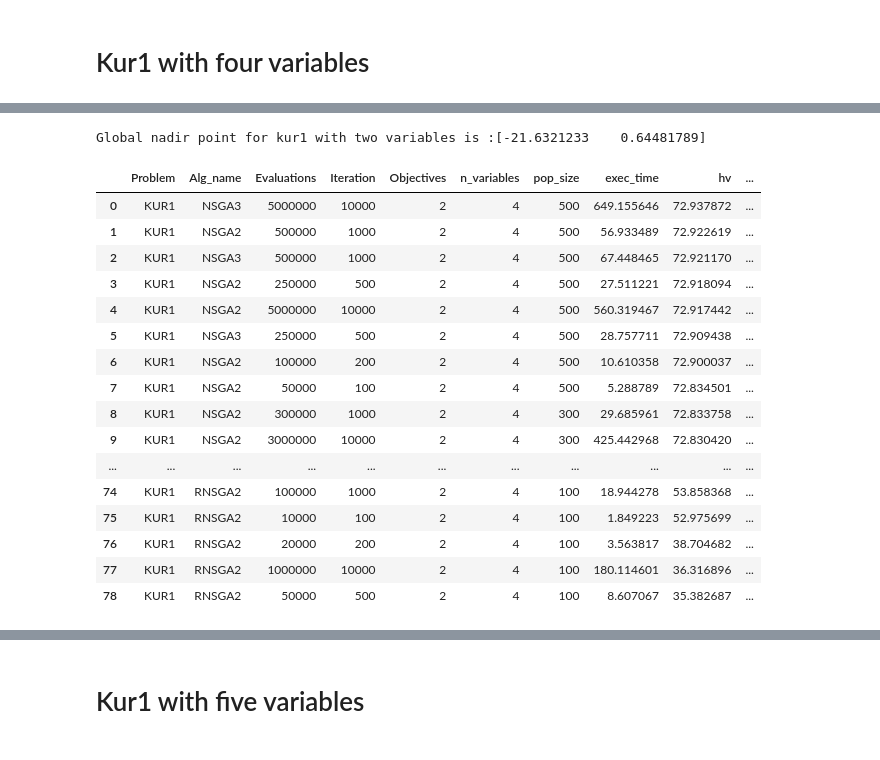
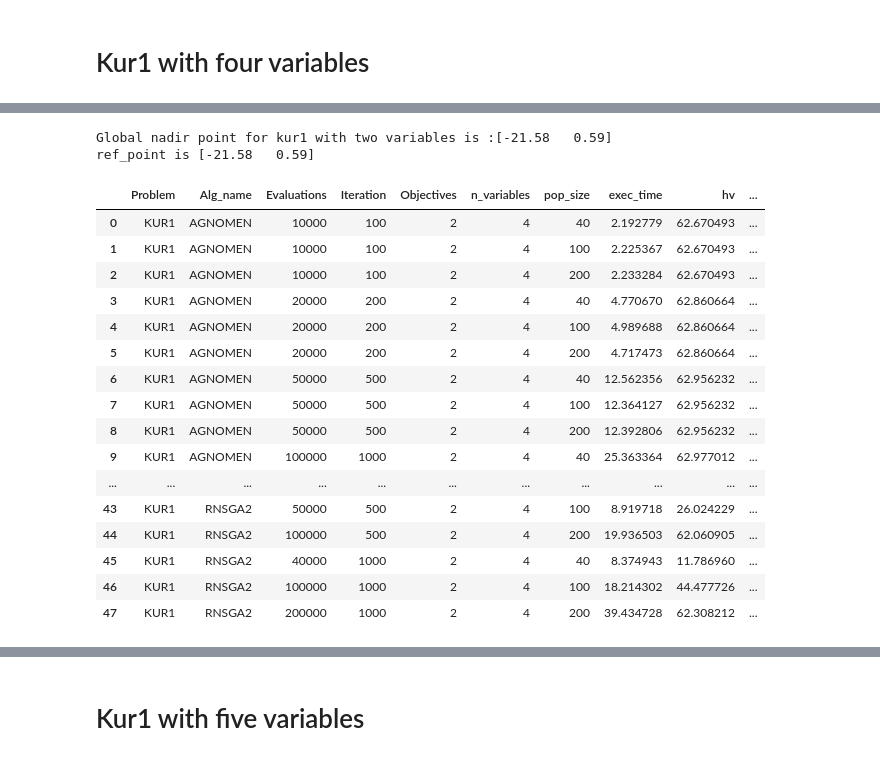
Before and after one commit to wuyoscar/Multi-Obj_Optimization, a Jupyter notebook: Result/result_factory/Kur1.ipynb, the cells around one changed output, grey strips where cells are left out. Saved outputs shown, nothing was run; the diff lists cells and outputs as text; code cells hidden in the pictures.

```diff
--- a/Result/result_factory/Kur1.ipynb
+++ b/Result/result_factory/Kur1.ipynb
@@ -17,8 +9,9 @@
 import time
 from pymoo.indicators.hv import Hypervolume
 from pymoo.factory import get_performance_indicator
-import sys
-sys.path.append('/Users/wuyoscar/Documents/Project/MOOP/Result')
+import sys,os
+from PIL import Image               # to load images
+from IPython.display import display # to display images
 
 ref_point = None
 def calculate_hv(result):
@@ -37,7 +30,8 @@ def hv_result(result):
     output_result = final_result[['Problem', 'Alg_name', 'Evaluations','Iteration', 'Objectives', 'n_variables','pop_size',
     'exec_time', 'hv',
     'hv_exc_time']]
-    output_result = output_result.sort_values(['hv','Evaluations','Iteration'],ascending =False).reset_index(drop=True)
+    print(f'ref_point is {ref_point}')
+    output_result = output_result.sort_values(['Alg_name','Iteration','Evaluations'],ascending =True).reset_index(drop=True)
     return output_result
 
 def nadir_deal_point(result):
@@ -205,2 +174,15 @@ hv_result(kur1_2_v2)
 # %% [markdown]
 # Kur1 with three variables
+# %%
+# more figures can be found here: Result/Images/KUR1/..
+%matplotlib inline
+import matplotlib.pyplot as plt
+plt.subplots(figsize=(18,15), dpi=100)
+for i in range(9):
+    plt.subplot(3,3,i+1)
+    f = kur1_3['image_location'][i]
+    path = os.path.join(folder,f )+'.png'
+    img = Image.open(path)
+    plt.title(f'Iterations {kur1_3.Iteration[i]}, Alg{kur1_3.Alg_name[i]}')
+    plt.axis('off')
+    plt.imshow(img)
@@ -303,2 +240,15 @@ hv_result(kur1_3_v2)
 # %% [markdown]
 # Kur1 with four variables
+# %%
+# more figures can be found here: Result/Images/KUR1/..
+%matplotlib inline
+import matplotlib.pyplot as plt
+plt.subplots(figsize=(18,15), dpi=100)
+for i in range(9):
+    plt.subplot(3,3,i+1)
+    f = kur1_4['image_location'][i]
+    path = os.path.join(folder,f )+'.png'
+    img = Image.open(path)
+    plt.title(f'Iterations {kur1_4.Iteration[i]}, Alg{kur1_4.Alg_name[i]}')
+    plt.axis('off')
+    plt.imshow(img)
@@ -305,29 +257,29 @@ hv_result(kur1_3_v2)
 # %%
-nadir_arr  = np.array([np.fromstring(i, dtype=float, sep=' ') for i in np.array(kur1_4_v1['approx_nadir'])])
+nadir_arr  = np.array([np.fromstring(i, dtype=float, sep=' ') for i in np.array(kur1_4['approx_nadir'])])
 
-print(f'Global nadir point for kur1 with two variables is :{np.max(nadir_arr, axis=0)}')
+print(f'Global nadir point for kur1 with two variables is :{np.round(np.max(nadir_arr, axis=0),2)}')
 
-# if reference point is approx nadir point
-ref_point = np.array([-21, 0.6])
-hv_result(kur1_4_v1)
+ref_point = np.array([-21.58 ,0.59])
+hv_result(kur1_4)
 # %% [output]
-Global nadir point for kur1 with two variables is :[-21.6321233    0.64481789]
+Global nadir point for kur1 with two variables is :[-21.58   0.59]
+ref_point is [-21.58   0.59]
 |  | Problem | Alg_name | Evaluations | Iteration | Objectives | n_variables | pop_size | exec_time | hv | ... |
-| 0 | KUR1 | NSGA3 | 5000000 | 10000 | 2 | 4 | 500 | 649.155646 | 72.937872 | ... |
-| 1 | KUR1 | NSGA2 | 500000 | 1000 | 2 | 4 | 500 | 56.933489 | 72.922619 | ... |
-| 2 | KUR1 | NSGA3 | 500000 | 1000 | 2 | 4 | 500 | 67.448465 | 72.921170 | ... |
-| 3 | KUR1 | NSGA2 | 250000 | 500 | 2 | 4 | 500 | 27.511221 | 72.918094 | ... |
-| 4 | KUR1 | NSGA2 | 5000000 | 10000 | 2 | 4 | 500 | 560.319467 | 72.917442 | ... |
-| 5 | KUR1 | NSGA3 | 250000 | 500 | 2 | 4 | 500 | 28.757711 | 72.909438 | ... |
-| 6 | KUR1 | NSGA2 | 100000 | 200 | 2 | 4 | 500 | 10.610358 | 72.900037 | ... |
-| 7 | KUR1 | NSGA2 | 50000 | 100 | 2 | 4 | 500 | 5.288789 | 72.834501 | ... |
-| 8 | KUR1 | NSGA2 | 300000 | 1000 | 2 | 4 | 300 | 29.685961 | 72.833758 | ... |
-| 9 | KUR1 | NSGA2 | 3000000 | 10000 | 2 | 4 | 300 | 425.442968 | 72.830420 | ... |
+| 0 | KUR1 | AGNOMEN | 10000 | 100 | 2 | 4 | 40 | 2.192779 | 62.670493 | ... |
+| 1 | KUR1 | AGNOMEN | 10000 | 100 | 2 | 4 | 100 | 2.225367 | 62.670493 | ... |
+| 2 | KUR1 | AGNOMEN | 10000 | 100 | 2 | 4 | 200 | 2.233284 | 62.670493 | ... |
+| 3 | KUR1 | AGNOMEN | 20000 | 200 | 2 | 4 | 40 | 4.770670 | 62.860664 | ... |
+| 4 | KUR1 | AGNOMEN | 20000 | 200 | 2 | 4 | 100 | 4.989688 | 62.860664 | ... |
+| 5 | KUR1 | AGNOMEN | 20000 | 200 | 2 | 4 | 200 | 4.717473 | 62.860664 | ... |
+| 6 | KUR1 | AGNOMEN | 50000 | 500 | 2 | 4 | 40 | 12.562356 | 62.956232 | ... |
+| 7 | KUR1 | AGNOMEN | 50000 | 500 | 2 | 4 | 100 | 12.364127 | 62.956232 | ... |
+| 8 | KUR1 | AGNOMEN | 50000 | 500 | 2 | 4 | 200 | 12.392806 | 62.956232 | ... |
+| 9 | KUR1 | AGNOMEN | 100000 | 1000 | 2 | 4 | 40 | 25.363364 | 62.977012 | ... |
 | ... | ... | ... | ... | ... | ... | ... | ... | ... | ... | ... |
-| 74 | KUR1 | RNSGA2 | 100000 | 1000 | 2 | 4 | 100 | 18.944278 | 53.858368 | ... |
-| 75 | KUR1 | RNSGA2 | 10000 | 100 | 2 | 4 | 100 | 1.849223 | 52.975699 | ... |
-| 76 | KUR1 | RNSGA2 | 20000 | 200 | 2 | 4 | 100 | 3.563817 | 38.704682 | ... |
-| 77 | KUR1 | RNSGA2 | 1000000 | 10000 | 2 | 4 | 100 | 180.114601 | 36.316896 | ... |
-| 78 | KUR1 | RNSGA2 | 50000 | 500 | 2 | 4 | 100 | 8.607067 | 35.382687 | ... |
+| 43 | KUR1 | RNSGA2 | 50000 | 500 | 2 | 4 | 100 | 8.919718 | 26.024229 | ... |
+| 44 | KUR1 | RNSGA2 | 100000 | 500 | 2 | 4 | 200 | 19.936503 | 62.060905 | ... |
+| 45 | KUR1 | RNSGA2 | 40000 | 1000 | 2 | 4 | 40 | 8.374943 | 11.786960 | ... |
+| 46 | KUR1 | RNSGA2 | 100000 | 1000 | 2 | 4 | 100 | 18.214302 | 44.477726 | ... |
+| 47 | KUR1 | RNSGA2 | 200000 | 1000 | 2 | 4 | 200 | 39.434728 | 62.308212 | ... |
 # %%
 ref_point = np.array([-1, 5])
```
Also changed, not shown: parts of 27 cells of this notebook, 11 other files.
